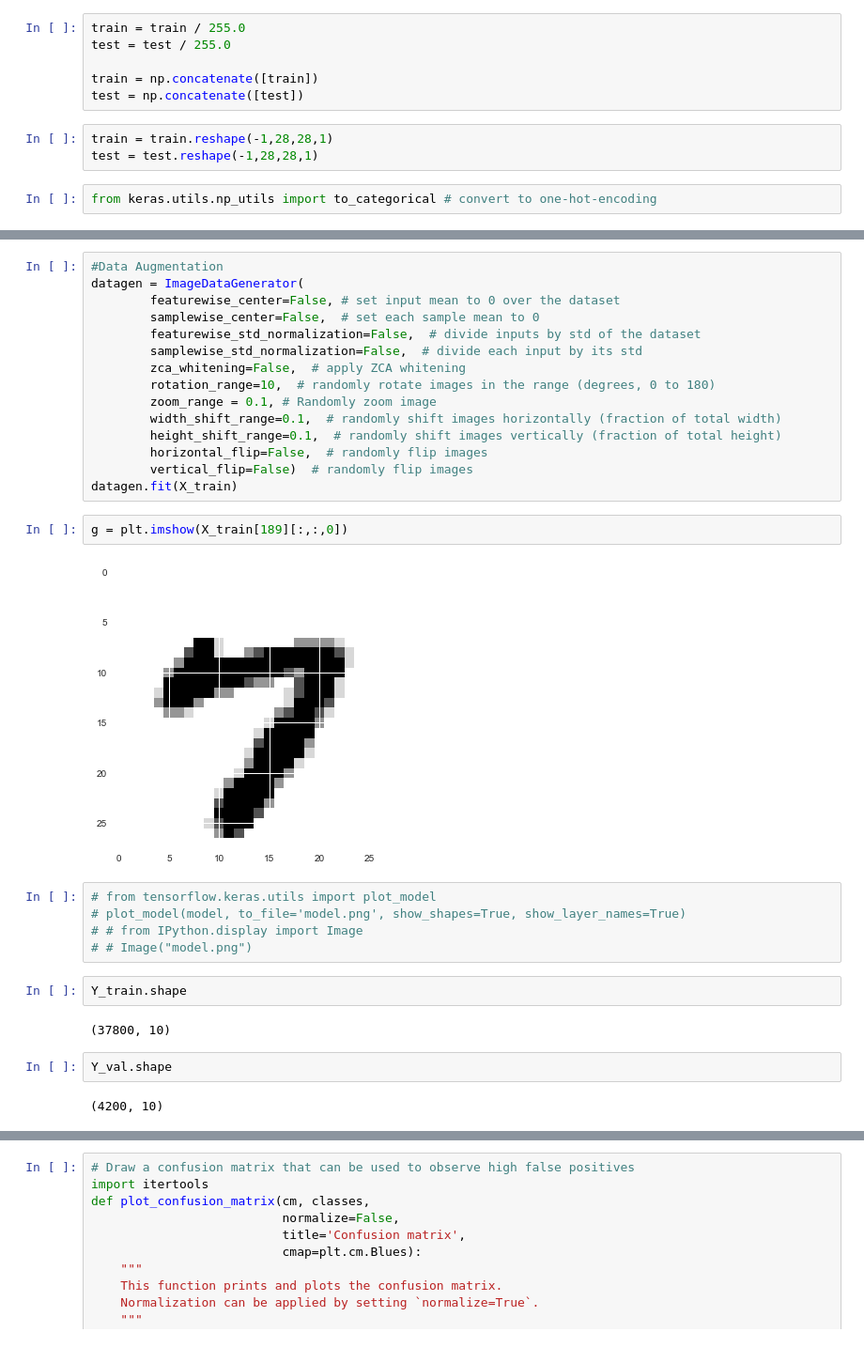
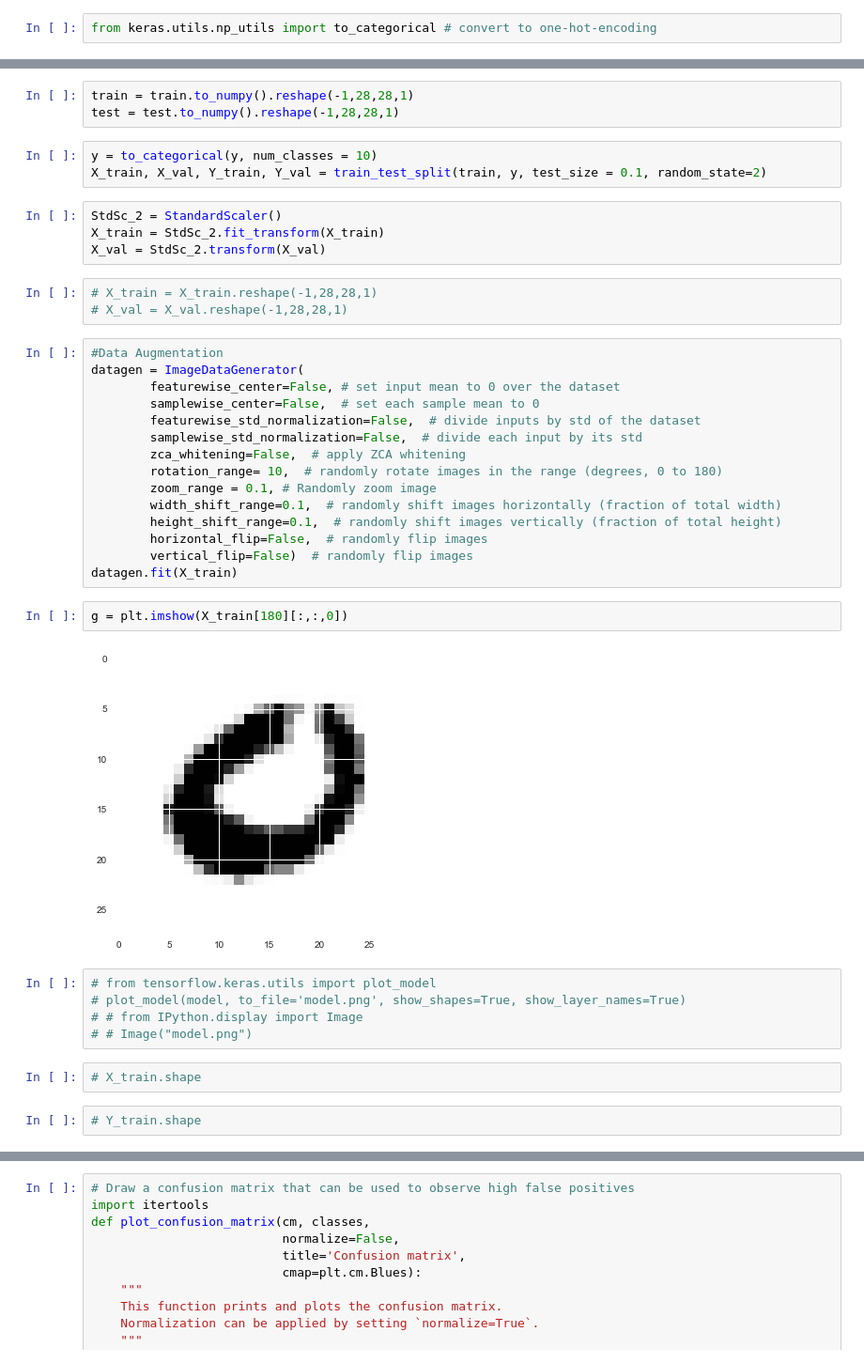
Before and after one commit to wongxingyik/Kaggle-Digit-Recognizer, a Jupyter notebook: Notebook/ResNetGPU.ipynb, the cells around one changed output, grey strips where cells are left out. Shown at 94% size. Cells and saved outputs as stored; diff of their text form.

```diff
--- a/Notebook/ResNetGPU.ipynb
+++ b/Notebook/ResNetGPU.ipynb
@@ -237,14 +262,5 @@ def ResNet50(input_shape = (28, 28, 1), classes = 10):
 # %%
 model = ResNet50(input_shape = (28, 28, 1), classes = 10)
 model.compile(optimizer='adam', loss='categorical_crossentropy', metrics=['accuracy'])
-# %%
-train = train / 255.0
-test = test / 255.0
-
-train = np.concatenate([train])
-test = np.concatenate([test])
-# %%
-train = train.reshape(-1,28,28,1)
-test = test.reshape(-1,28,28,1)
 # %%
 from keras.utils.np_utils import to_categorical # convert to one-hot-encoding
@@ -256,3 +267,16 @@ X_train, X_val, Y_train, Y_val = train_test_split(train, y, test_size = 0.1, ran
+# %%
+train = train.to_numpy().reshape(-1,28,28,1)
+test = test.to_numpy().reshape(-1,28,28,1)
+# %%
+y = to_categorical(y, num_classes = 10)
+X_train, X_val, Y_train, Y_val = train_test_split(train, y, test_size = 0.1, random_state=2)
+# %%
+StdSc_2 = StandardScaler()
+X_train = StdSc_2.fit_transform(X_train)
+X_val = StdSc_2.transform(X_val)
+# %%
+# X_train = X_train.reshape(-1,28,28,1)
+# X_val = X_val.reshape(-1,28,28,1)
 # %%
 #Data Augmentation
 datagen = ImageDataGenerator(
@@ -261,7 +285,7 @@ datagen = ImageDataGenerator(
         featurewise_std_normalization=False,  # divide inputs by std of the dataset
         samplewise_std_normalization=False,  # divide each input by its std
         zca_whitening=False,  # apply ZCA whitening
-        rotation_range=10,  # randomly rotate images in the range (degrees, 0 to 180)
+        rotation_range= 10,  # randomly rotate images in the range (degrees, 0 to 180)
         zoom_range = 0.1, # Randomly zoom image
         width_shift_range=0.1,  # randomly shift images horizontally (fraction of total width)
         height_shift_range=0.1,  # randomly shift images vertically (fraction of total height)
@@ -269,19 +293,15 @@ datagen = ImageDataGenerator(
         vertical_flip=False)  # randomly flip images
 datagen.fit(X_train)
 # %%
-g = plt.imshow(X_train[189][:,:,0])
+g = plt.imshow(X_train[180][:,:,0])
 # %% [output]
-[figure, old version]
+[figure, new version]
 # %%
 # from tensorflow.keras.utils import plot_model
 # plot_model(model, to_file='model.png', show_shapes=True, show_layer_names=True)
 # # from IPython.display import Image
 # # Image("model.png")
-# %%
-Y_train.shape
-# %% [output]
-(37800, 10)
-# %%
-Y_val.shape
-# %% [output]
-(4200, 10)
+# %%
+# X_train.shape
+# %%
+# Y_train.shape
```
Also changed, not shown: parts of 25 cells of this notebook, 14 other files.
